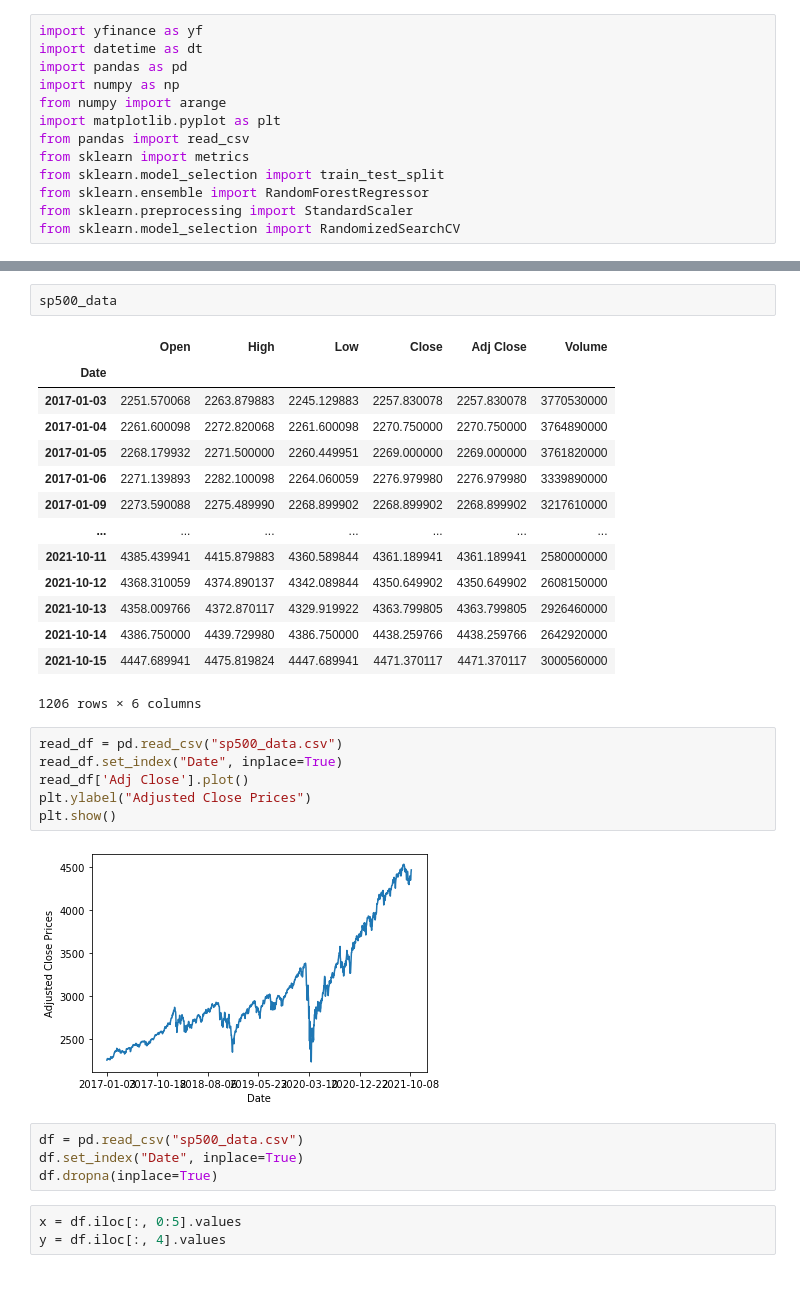
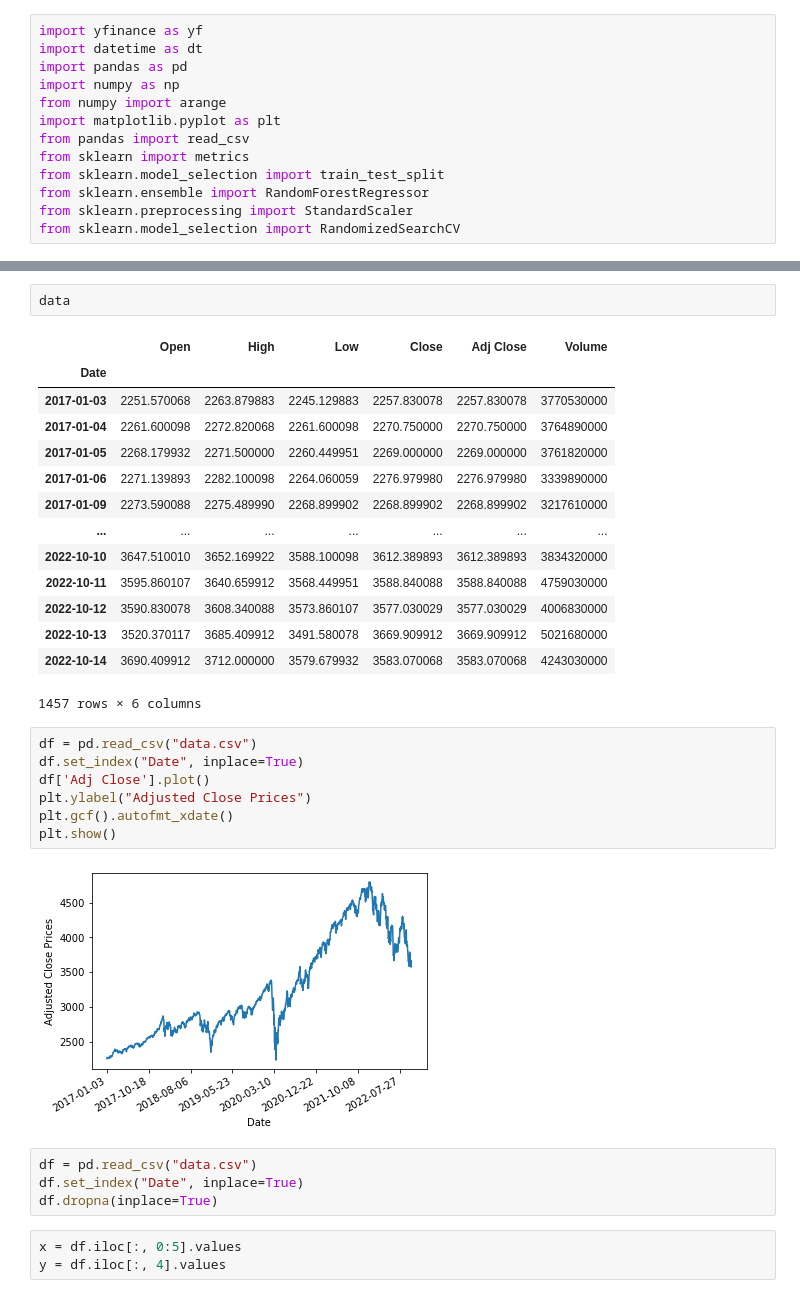
Before and after one commit to icantthinkofanewusername/stock-price-prediction-data-analytics, a Jupyter notebook: 19MIS1082_Random_Forest.ipynb, the cells around one changed output, grey strips where cells are left out. Saved outputs shown, nothing was run; the diff lists cells and outputs as text.

```diff
--- a/19MIS1082_Random_Forest.ipynb
+++ b/19MIS1082_Random_Forest.ipynb
@@ -22,7 +21,7 @@ sp500_df.to_csv("sp500_data.csv")
 # %% [output]
 [*********************100%***********************]  1 of 1 completed
 # %%
-sp500_data
+data
 # %% [output]
 |  | Open | High | Low | Close | Adj Close | Volume |
 | Date |  |  |  |  |  |  |
@@ -32,22 +31,23 @@ sp500_data
 | 2017-01-06 | 2271.139893 | 2282.100098 | 2264.060059 | 2276.979980 | 2276.979980 | 3339890000 |
 | 2017-01-09 | 2273.590088 | 2275.489990 | 2268.899902 | 2268.899902 | 2268.899902 | 3217610000 |
 | ... | ... | ... | ... | ... | ... | ... |
-| 2021-10-11 | 4385.439941 | 4415.879883 | 4360.589844 | 4361.189941 | 4361.189941 | 2580000000 |
-| 2021-10-12 | 4368.310059 | 4374.890137 | 4342.089844 | 4350.649902 | 4350.649902 | 2608150000 |
-| 2021-10-13 | 4358.009766 | 4372.870117 | 4329.919922 | 4363.799805 | 4363.799805 | 2926460000 |
-| 2021-10-14 | 4386.750000 | 4439.729980 | 4386.750000 | 4438.259766 | 4438.259766 | 2642920000 |
-| 2021-10-15 | 4447.689941 | 4475.819824 | 4447.689941 | 4471.370117 | 4471.370117 | 3000560000 |
+| 2022-10-10 | 3647.510010 | 3652.169922 | 3588.100098 | 3612.389893 | 3612.389893 | 3834320000 |
+| 2022-10-11 | 3595.860107 | 3640.659912 | 3568.449951 | 3588.840088 | 3588.840088 | 4759030000 |
+| 2022-10-12 | 3590.830078 | 3608.340088 | 3573.860107 | 3577.030029 | 3577.030029 | 4006830000 |
+| 2022-10-13 | 3520.370117 | 3685.409912 | 3491.580078 | 3669.909912 | 3669.909912 | 5021680000 |
+| 2022-10-14 | 3690.409912 | 3712.000000 | 3579.679932 | 3583.070068 | 3583.070068 | 4243030000 |
-1206 rows × 6 columns
+1457 rows × 6 columns
 # %%
-read_df = pd.read_csv("sp500_data.csv")
-read_df.set_index("Date", inplace=True)
-read_df['Adj Close'].plot()
+df = pd.read_csv("data.csv")
+df.set_index("Date", inplace=True)
+df['Adj Close'].plot()
 plt.ylabel("Adjusted Close Prices")
+plt.gcf().autofmt_xdate()
 plt.show()
 # %% [output]
-[figure, old version]
+[figure, new version]
 # %%
-df = pd.read_csv("sp500_data.csv")
+df = pd.read_csv("data.csv")
 df.set_index("Date", inplace=True)
 df.dropna(inplace=True)
 # %%
```
Also changed, not shown: parts of 10 cells of this notebook.
